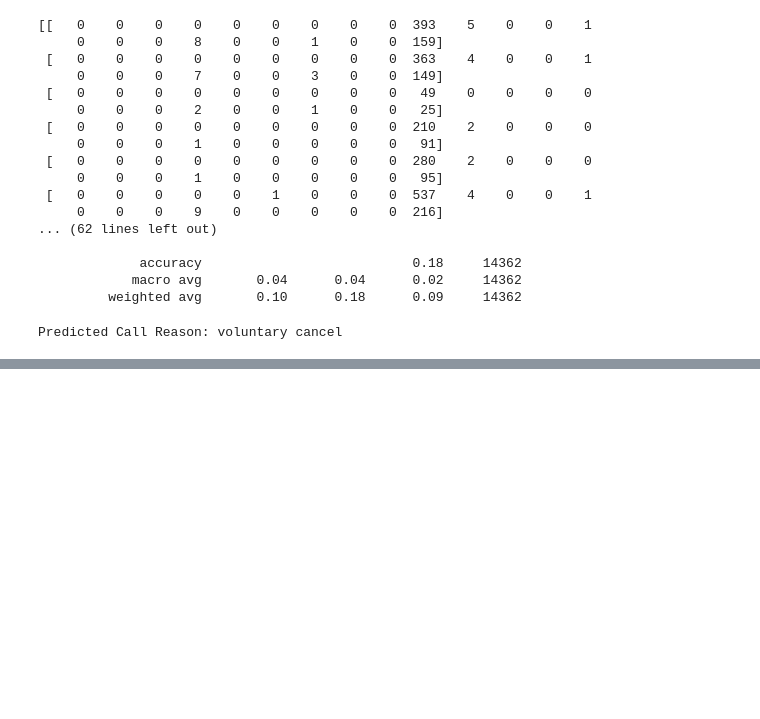
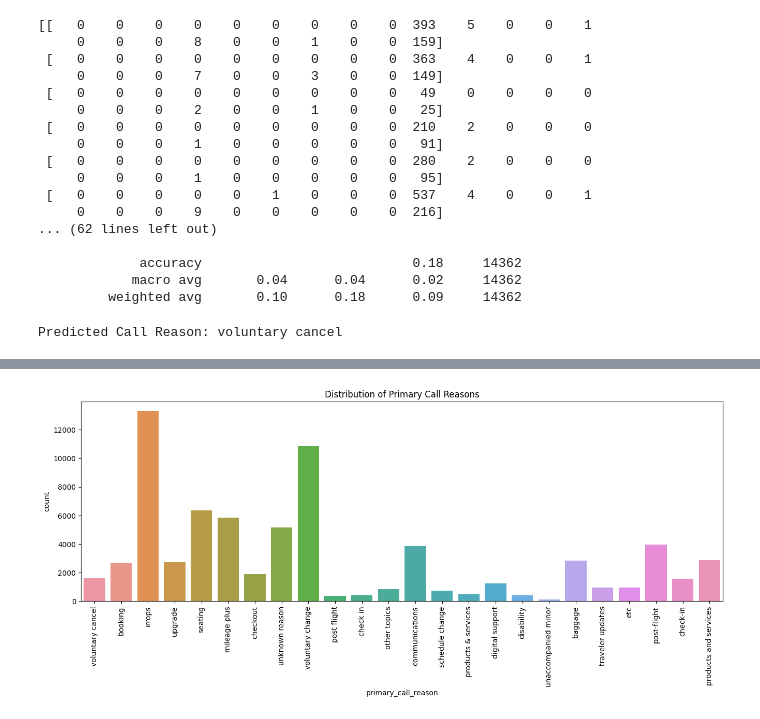
Before and after one commit to dheerajGits/skyhack, a Jupyter notebook: main.ipynb, the cells around one changed output, grey strips where cells are left out. Cells and saved outputs as stored; diff of their text form; code cells hidden in the pictures; blank space fills up the shorter version.

```diff
--- a/main.ipynb
+++ b/main.ipynb
@@ -916,0 +988,27 @@ Predicted Call Reason: voluntary cancel
+# %%
+# main_dataset.drop('silence_average_by_call_reason', axis=1, inplace=True)
+silence_average_by_call_reason
+data = {
+    'primary_call_reason': [
+        'baggage', 'booking', 'check in', 'check-in', 'checkout',
+        'communications', 'digital support', 'disability', 'etc',
+        'irrops', 'mileage plus', 'other topics', 'post flight',
+        'post-flight', 'products & services', 'products and services',
+        'schedule change', 'seating', 'traveler updates',
+        'unaccompanied minor', 'unknown reason', 'upgrade',
+        'voluntary cancel', 'voluntary change'
+    ],
+    'probability': [
+        0.250508, 0.260948, 0.264857, 0.262199, 0.292309,
+        0.303578, 0.285298, 0.248635, 0.287563,
+        0.309404, 0.275038, 0.272726, 0.296810,
+        0.297897, 0.274622, 0.277115, 0.267223,
+        0.264613, 0.284717, 0.242500, 0.286411,
+        0.277023, 0.281767, 0.289599
+    ]
+}
+
+probabilities_df = pd.DataFrame(data)
+main_dataset = pd.merge(main_dataset, probabilities_df, on='primary_call_reason', how='left')
+main_dataset.rename(columns={'probability': 'silence_average_by_call_reason'}, inplace=True)
+main_dataset.head()
@@ -916,0 +1023,9 @@ Predicted Call Reason: voluntary cancel
+# %%
+# Visualization example for categorical features
+plt.figure(figsize=(16, 5))
+sns.countplot(data=main_dataset, x='primary_call_reason')
+plt.title('Distribution of Primary Call Reasons')
+plt.xticks(rotation=90)
+plt.show()
+# %% [output]
+[figure, added]
```
Also changed, not shown: parts of 5 cells of this notebook, 3 other files.
